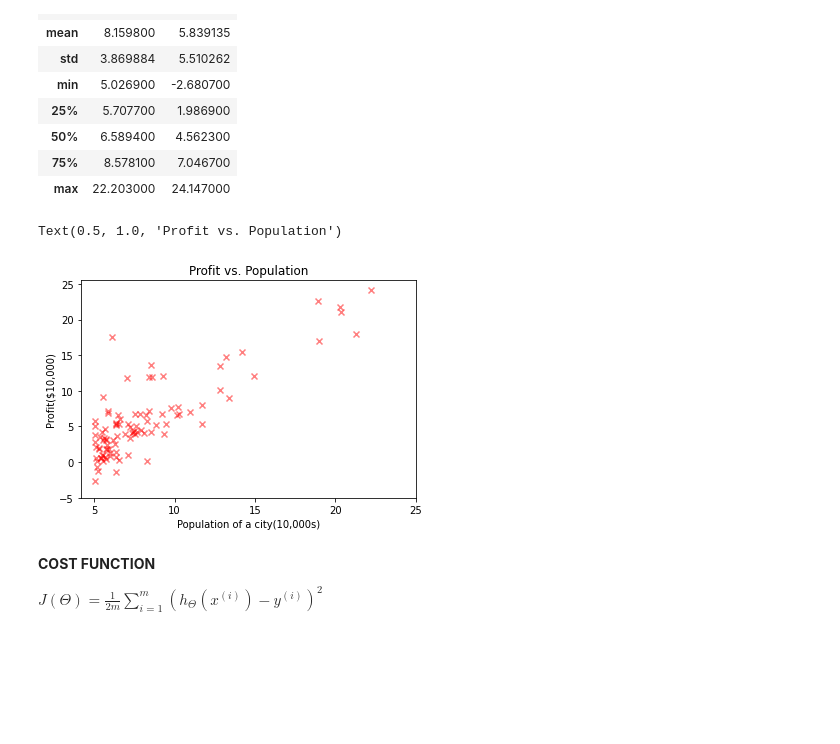
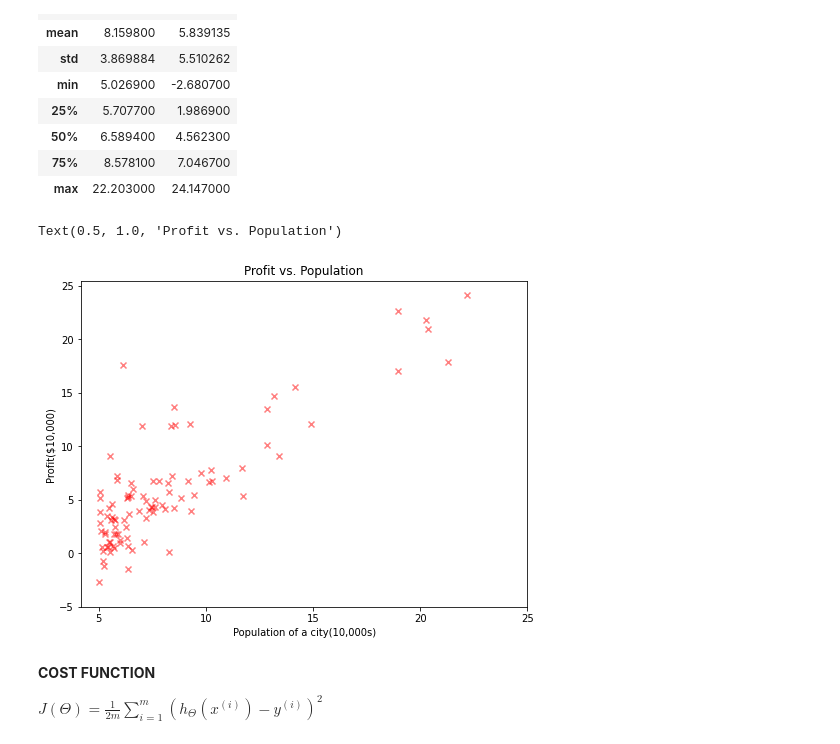
Before and after one commit to jagajith23/Andrew-Ng-s-Machine-Learning-in-Python, a Jupyter notebook: Linear Regression/Linear Regression.ipynb, the cells around one changed output. Cells and saved outputs as stored; diff of their text form; code cells hidden in the pictures; blank space fills up the shorter version.

```diff
--- a/Linear Regression/Linear Regression.ipynb
+++ b/Linear Regression/Linear Regression.ipynb
@@ -27,15 +27,16 @@ data.describe()
 | 75% | 8.578100 | 7.046700 |
 | max | 22.203000 | 24.147000 |
 # %%
+plt.figure(figsize=(8, 6))
 plt.scatter(data[0], data[1], marker="x", c='red', alpha=0.5)
 plt.xticks(np.arange(5, 30, step=5))
 plt.yticks(np.arange(-5, 30, step=5))
 plt.xlabel("Population of a city(10,000s)")
 plt.ylabel("Profit($10,000)")
 plt.title("Profit vs. Population")
 # %% [output]
 Text(0.5, 1.0, 'Profit vs. Population')
-[figure, old version]
+[figure, new version]
 # %% [markdown]
 **COST FUNCTION**
 
```
Also changed, not shown: parts of 13 cells of this notebook.
